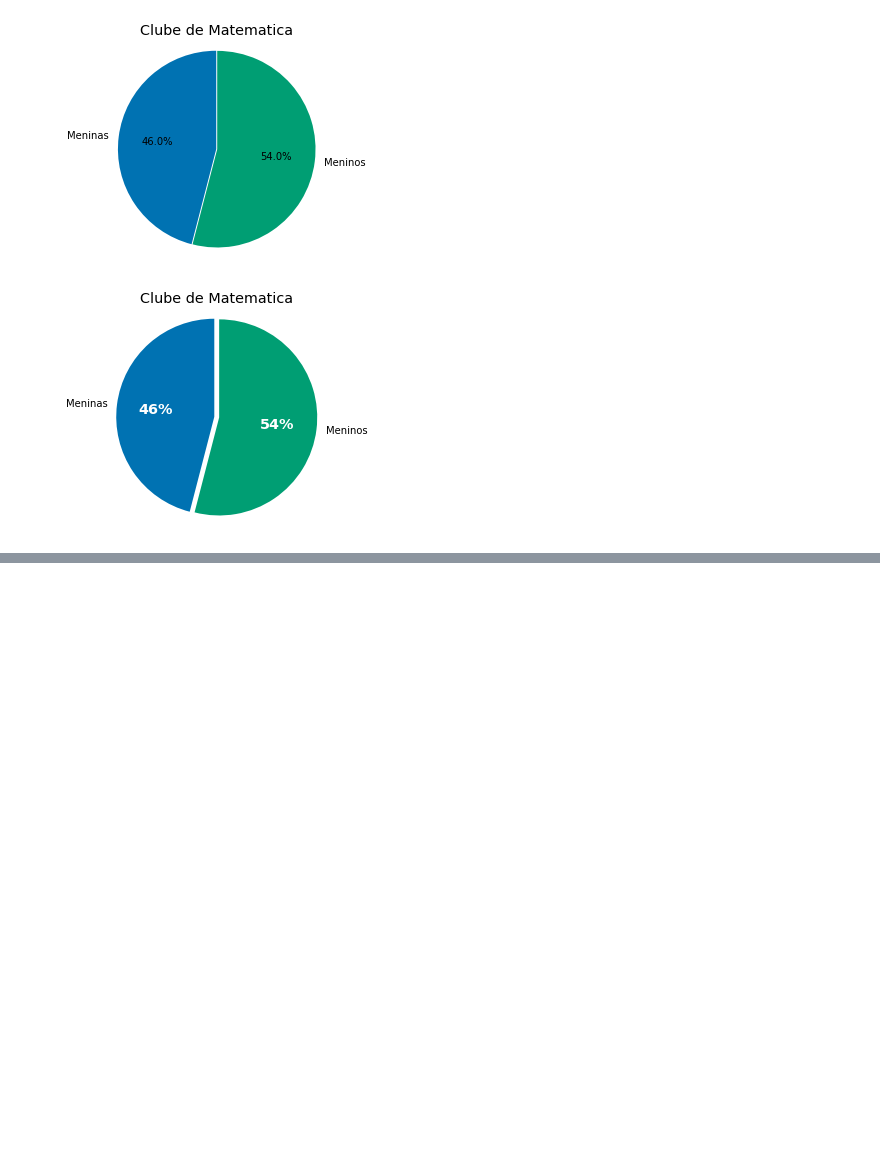
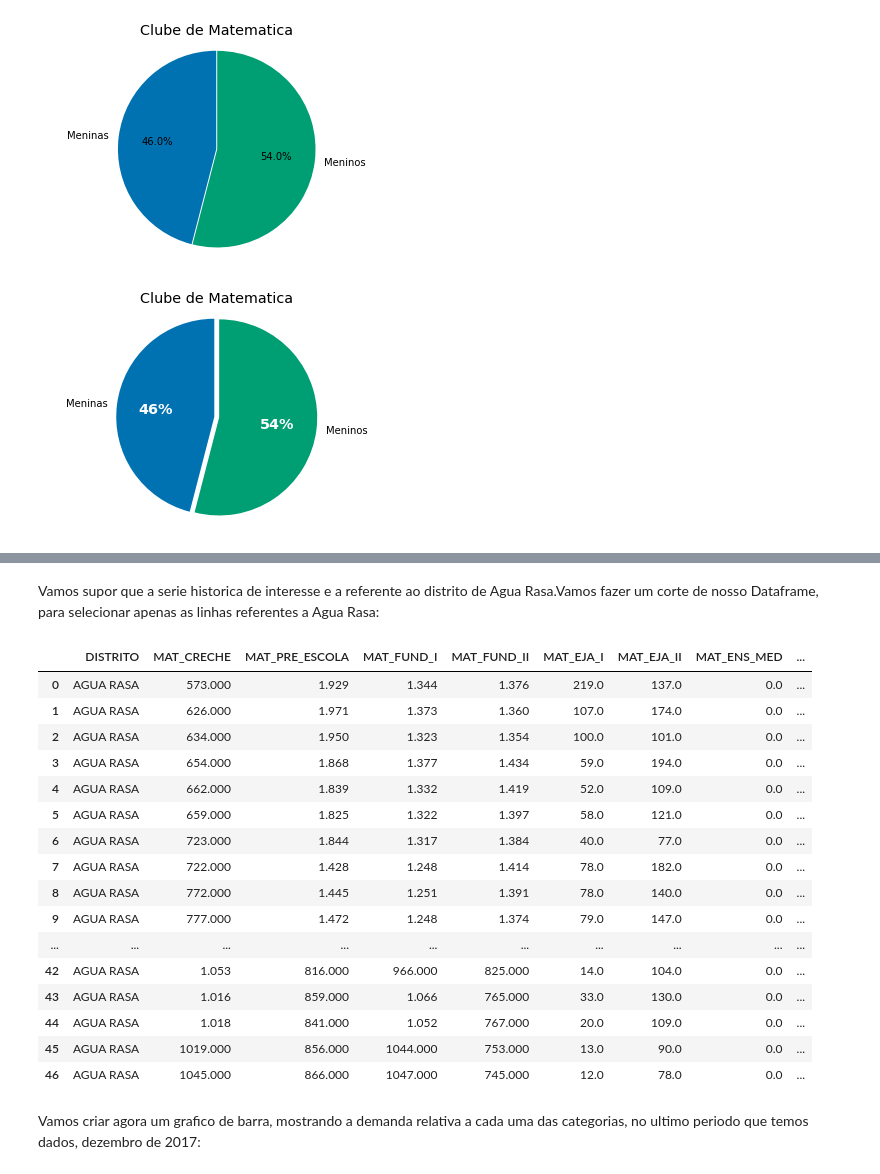
Before and after one commit to yambanis/MAC213, a Jupyter notebook: Python/Tutorial.ipynb, the cells around one changed output, grey strips where cells are left out. Drawn from its saved outputs; the diff is of its cells as text; code cells hidden in the pictures; blank space fills up the shorter version.

```diff
--- a/Python/Tutorial.ipynb
+++ b/Python/Tutorial.ipynb
@@ -463,0 +512,27 @@ plt.savefig('Clube de Matematica.png', dpi = 300)
+# %% [markdown]
+Vamos supor que a serie historica de interesse e a referente ao distrito de Agua Rasa.Vamos fazer um corte de nosso Dataframe, para selecionar apenas as linhas referentes a Agua Rasa:
+# %%
+aguaRasa = df.loc[df['DISTRITO'] == 'AGUA RASA']
+aguaRasa = aguaRasa.reset_index(drop=True)
+
+aguaRasa
+# %% [output]
+|  | DISTRITO | MAT_CRECHE | MAT_PRE_ESCOLA | MAT_FUND_I | MAT_FUND_II | MAT_EJA_I | MAT_EJA_II | MAT_ENS_MED | ... |
+| 0 | AGUA RASA | 573.000 | 1.929 | 1.344 | 1.376 | 219.0 | 137.0 | 0.0 | ... |
+| 1 | AGUA RASA | 626.000 | 1.971 | 1.373 | 1.360 | 107.0 | 174.0 | 0.0 | ... |
+| 2 | AGUA RASA | 634.000 | 1.950 | 1.323 | 1.354 | 100.0 | 101.0 | 0.0 | ... |
+| 3 | AGUA RASA | 654.000 | 1.868 | 1.377 | 1.434 | 59.0 | 194.0 | 0.0 | ... |
+| 4 | AGUA RASA | 662.000 | 1.839 | 1.332 | 1.419 | 52.0 | 109.0 | 0.0 | ... |
+| 5 | AGUA RASA | 659.000 | 1.825 | 1.322 | 1.397 | 58.0 | 121.0 | 0.0 | ... |
+| 6 | AGUA RASA | 723.000 | 1.844 | 1.317 | 1.384 | 40.0 | 77.0 | 0.0 | ... |
+| 7 | AGUA RASA | 722.000 | 1.428 | 1.248 | 1.414 | 78.0 | 182.0 | 0.0 | ... |
+| 8 | AGUA RASA | 772.000 | 1.445 | 1.251 | 1.391 | 78.0 | 140.0 | 0.0 | ... |
+| 9 | AGUA RASA | 777.000 | 1.472 | 1.248 | 1.374 | 79.0 | 147.0 | 0.0 | ... |
+| ... | ... | ... | ... | ... | ... | ... | ... | ... | ... |
+| 42 | AGUA RASA | 1.053 | 816.000 | 966.000 | 825.000 | 14.0 | 104.0 | 0.0 | ... |
+| 43 | AGUA RASA | 1.016 | 859.000 | 1.066 | 765.000 | 33.0 | 130.0 | 0.0 | ... |
+| 44 | AGUA RASA | 1.018 | 841.000 | 1.052 | 767.000 | 20.0 | 109.0 | 0.0 | ... |
+| 45 | AGUA RASA | 1019.000 | 856.000 | 1044.000 | 753.000 | 13.0 | 90.0 | 0.0 | ... |
+| 46 | AGUA RASA | 1045.000 | 866.000 | 1047.000 | 745.000 | 12.0 | 78.0 | 0.0 | ... |
+# %% [markdown]
+Vamos criar agora um grafico de barra, mostrando a demanda relativa a cada uma das categorias, no ultimo periodo que temos dados, dezembro de 2017:
```
Also changed, not shown: parts of 7 cells of this notebook, 3 other files.
